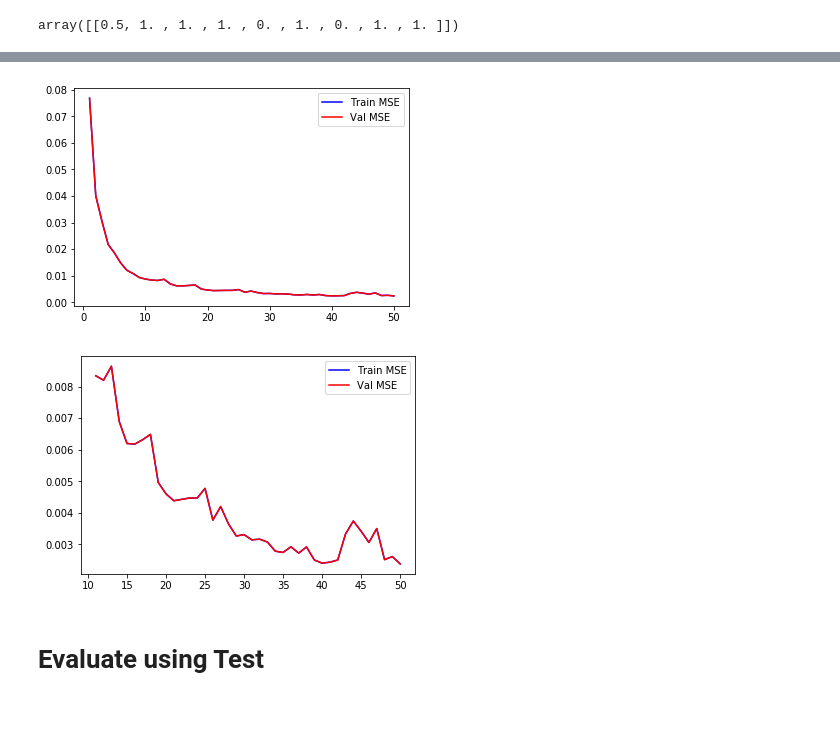
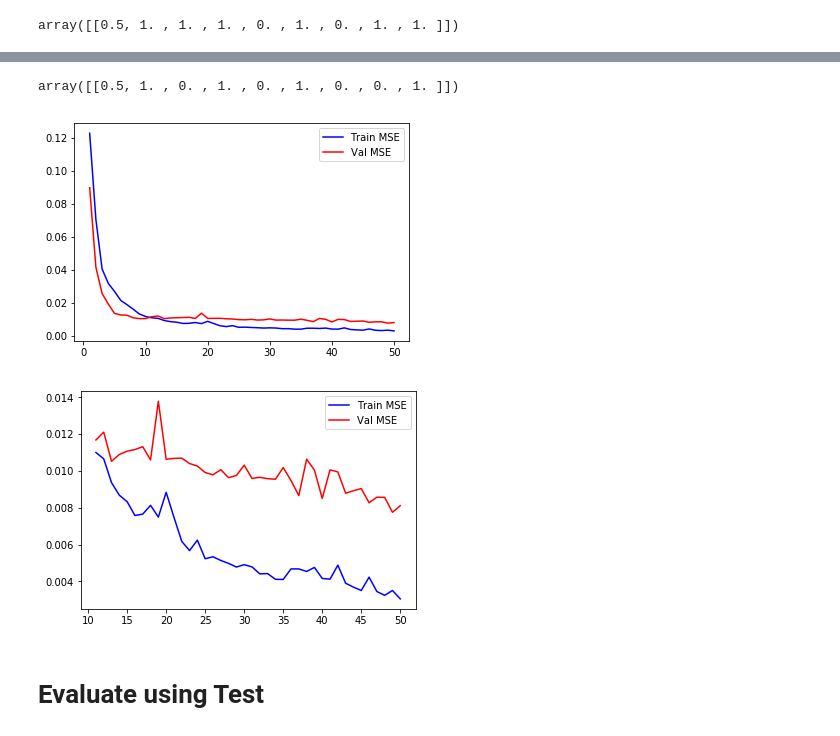
Before and after one commit to anqitu/KerasTraining, a Jupyter notebook: exercises/Module2_regression_local.ipynb, the cells around one changed output, grey strips where cells are left out. Drawn from its saved outputs; the diff is of its cells as text; code cells hidden in the pictures.

```diff
--- a/exercises/Module2_regression_local.ipynb
+++ b/exercises/Module2_regression_local.ipynb
@@ -8,6 +9,6 @@ from sklearn.preprocessing import MinMaxScaler
 # %%
 # Load the data
-training_data_df = pd.read_csv('./data/sales_data_training.csv')
+training_data_df = pd.read_csv('sales_data_training.csv')
 # %%
 training_data_df.head()
 # %% [output]
@@ -91,0 +167,4 @@ array([[224244.88]], dtype=float32)
+# %%
+single_scaled
+# %% [output]
+array([[0.5, 1. , 0. , 1. , 0. , 1. , 0. , 0. , 1. ]])
@@ -92,6 +175,6 @@ array([[224244.88]], dtype=float32)
 # %%
 import matplotlib.pyplot as plt
-acc = history.history['loss']
-val_acc = history.history['loss']
+loss = history.history['loss']
+val_loss = history.history['val_loss']
 epochs = range(1,len(acc)+1)
 # %%
@@ -99,17 +182,17 @@ epochs = range(1,len(acc)+1)
 # %%
-plt.plot(epochs, acc,'b',label='Train MSE')
-plt.plot(epochs, val_acc,'r',label='Val MSE')
+plt.plot(epochs, loss,'b',label='Train MSE')
+plt.plot(epochs, val_loss,'r',label='Val MSE')
 plt.legend()
 plt.show()
 # %% [output]
-[figure, old version]
+[figure, new version]
 # %%
-plt.plot(epochs[10:], acc[10:],'b',label='Train MSE')
-plt.plot(epochs[10:], val_acc[10:],'r',label='Val MSE')
+plt.plot(epochs[10:], loss[10:],'b',label='Train MSE')
+plt.plot(epochs[10:], val_loss[10:],'r',label='Val MSE')
 plt.legend()
 plt.show()
 # %% [output]
-[figure, old version]
+[figure, new version]
 # %% [markdown]
 # Evaluate using Test
 # %%
```
Also changed, not shown: parts of 38 cells of this notebook, 6 other files.
